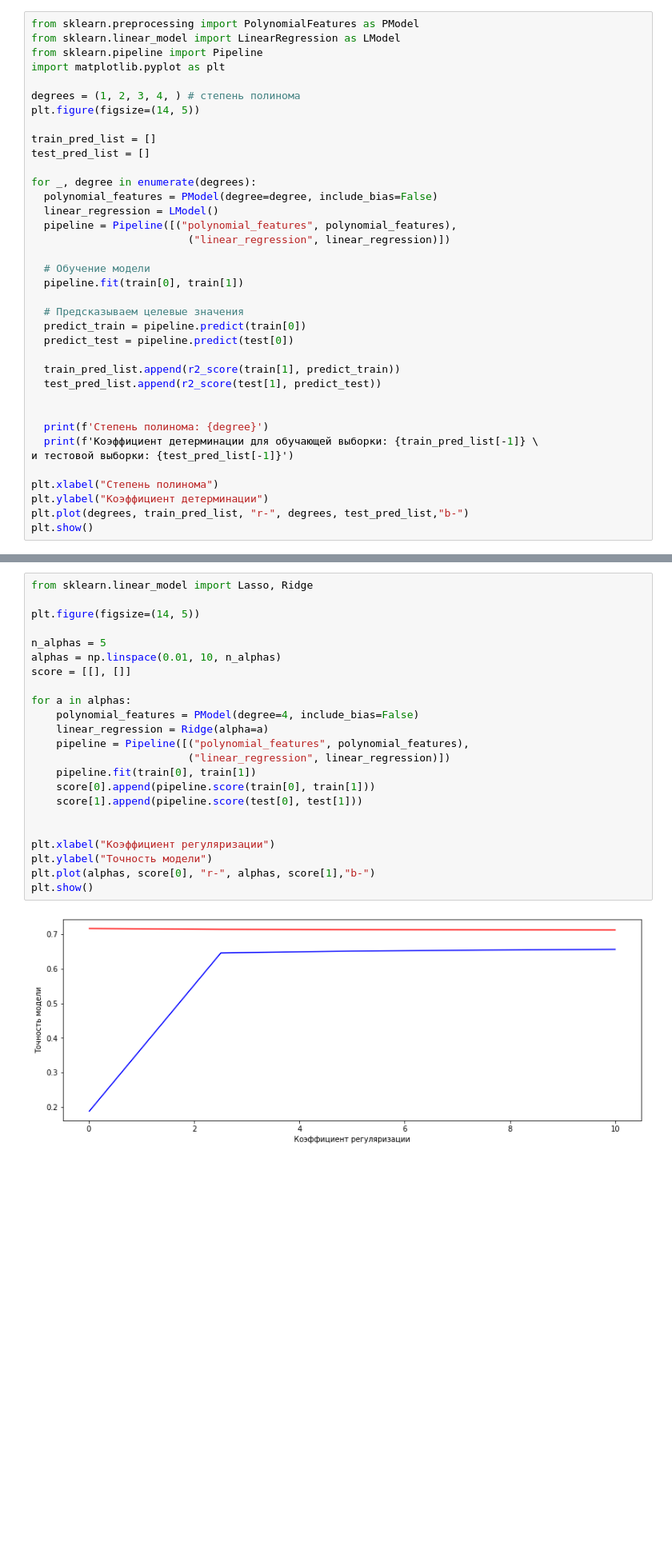
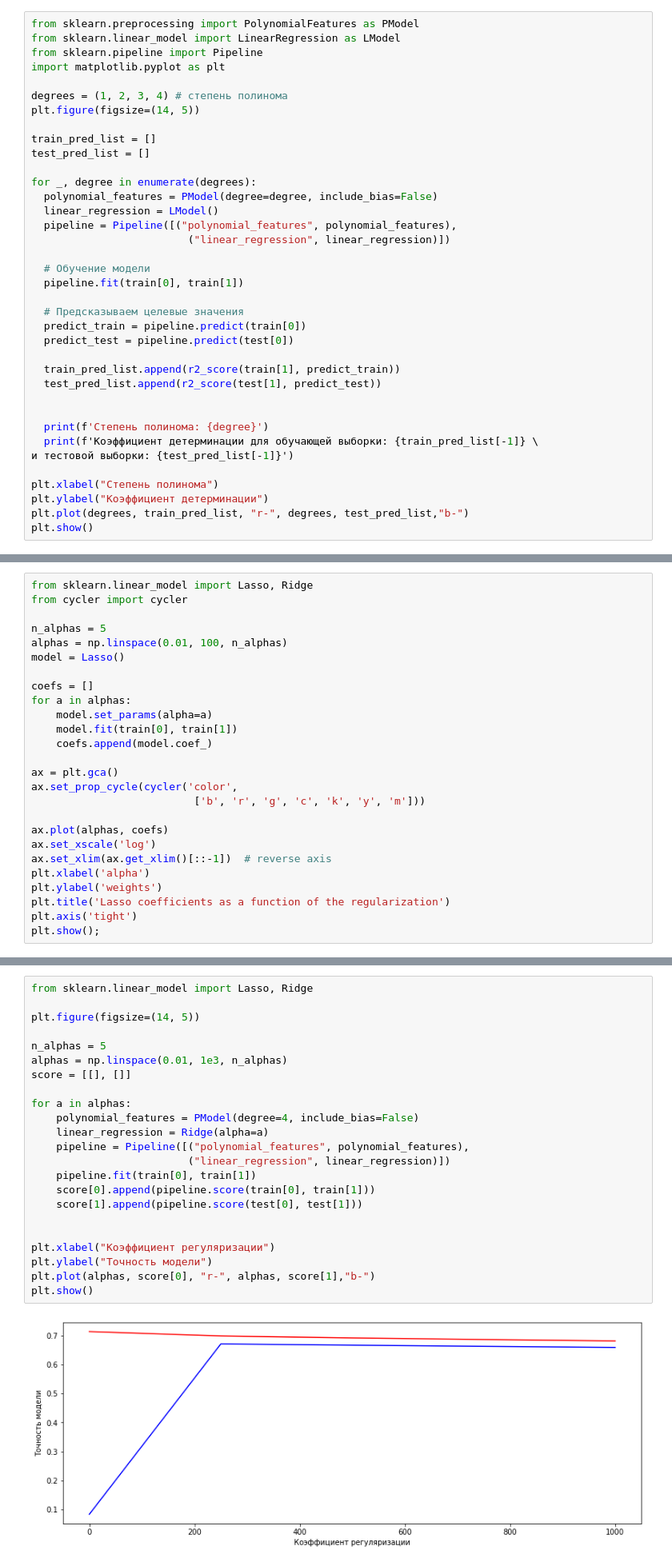
Before and after one commit to AlexyNat/ml, a Jupyter notebook: Lab3.ipynb, the cells around one changed output, grey strips where cells are left out. Shown: that part at 80% size. Cells and saved outputs as stored; diff of their text form; blank space fills up the shorter version.

```diff
--- a/Lab3.ipynb
+++ b/Lab3.ipynb
@@ -128,7 +184,7 @@ from sklearn.linear_model import LinearRegression as LModel
 from sklearn.pipeline import Pipeline
 import matplotlib.pyplot as plt
 
-degrees = (1, 2, 3, 4, ) # степень полинома
+degrees = (1, 2, 3, 4) # степень полинома
 plt.figure(figsize=(14, 5))
 
 train_pred_list = []
@@ -171,0 +228,26 @@ plt.show()
+# %%
+from sklearn.linear_model import Lasso, Ridge
+from cycler import cycler
+
+n_alphas = 5
+alphas = np.linspace(0.01, 100, n_alphas)
+model = Lasso()
+
+coefs = []
+for a in alphas:
+    model.set_params(alpha=a)
+    model.fit(train[0], train[1])
+    coefs.append(model.coef_)
+
+ax = plt.gca()
+ax.set_prop_cycle(cycler('color',
+                          ['b', 'r', 'g', 'c', 'k', 'y', 'm']))
+
+ax.plot(alphas, coefs)
+ax.set_xscale('log')
+ax.set_xlim(ax.get_xlim()[::-1])  # reverse axis
+plt.xlabel('alpha')
+plt.ylabel('weights')
+plt.title('Lasso coefficients as a function of the regularization')
+plt.axis('tight')
+plt.show();
@@ -174,25 +258,25 @@ plt.show()
 # %%
 from sklearn.linear_model import Lasso, Ridge
 
 plt.figure(figsize=(14, 5))
 
 n_alphas = 5
-alphas = np.linspace(0.01, 10, n_alphas)
+alphas = np.linspace(0.01, 1e3, n_alphas)
 score = [[], []]
 
 for a in alphas:
     polynomial_features = PModel(degree=4, include_bias=False)
     linear_regression = Ridge(alpha=a)
     pipeline = Pipeline([("polynomial_features", polynomial_features),
                          ("linear_regression", linear_regression)])
     pipeline.fit(train[0], train[1])
     score[0].append(pipeline.score(train[0], train[1]))
     score[1].append(pipeline.score(test[0], test[1]))
 
 
 plt.xlabel("Коэффициент регуляризации")
 plt.ylabel("Точность модели")
 plt.plot(alphas, score[0], "r-", alphas, score[1],"b-")
 plt.show()
 # %% [output]
-[figure, old version]
+[figure, new version]
```
Also changed, not shown: parts of 10 cells of this notebook.
